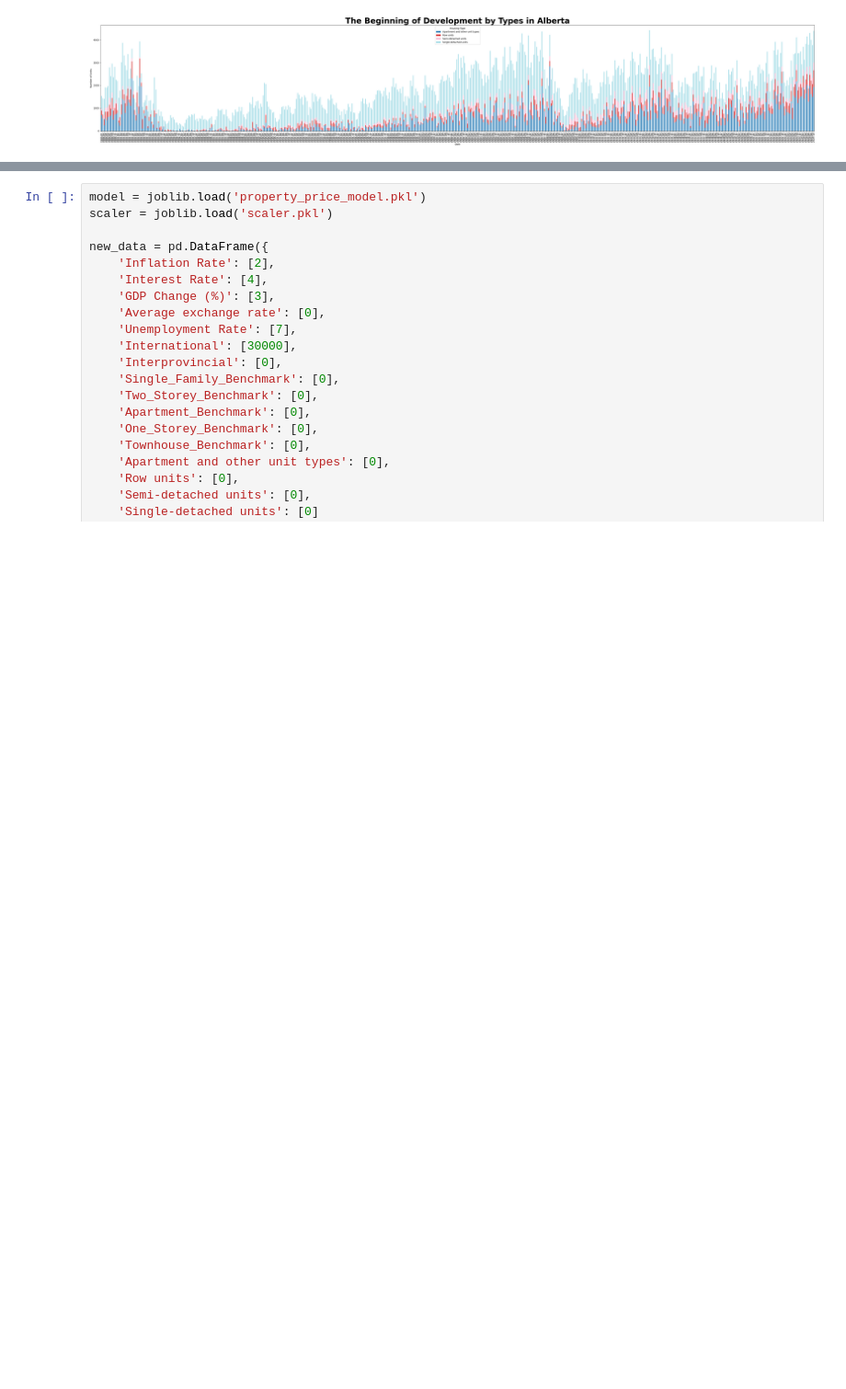
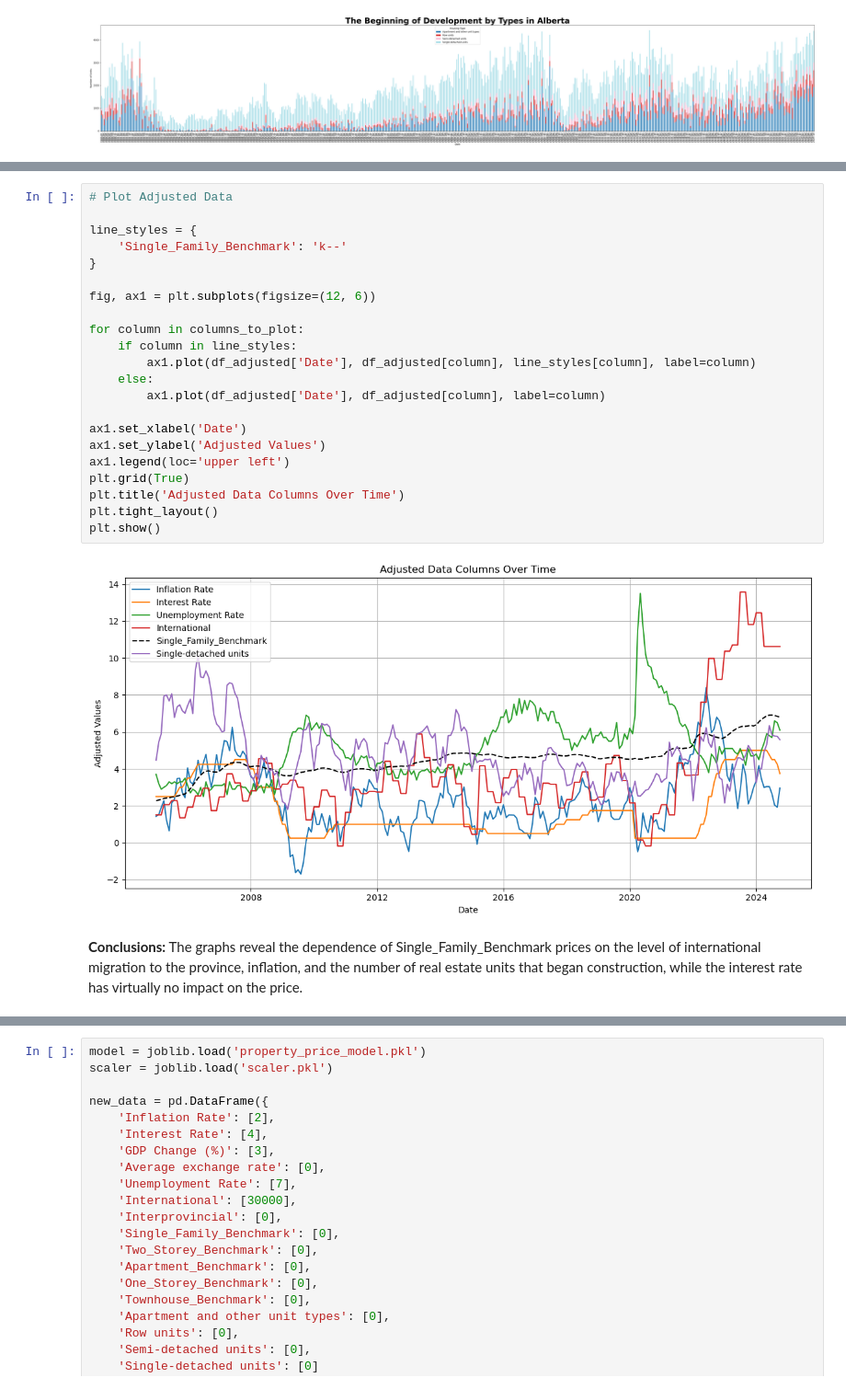
Before and after one commit to novomax-ca/CalgaryRealEstate, a Jupyter notebook: Calgary.ipynb, the cells around one changed output, grey strips where cells are left out. Shown at 92% size. Drawn from its saved outputs; the diff is of its cells as text; blank space fills up the shorter version.

Commit message:
Add Conclusions

```diff
--- a/Calgary.ipynb
+++ b/Calgary.ipynb
@@ -386,0 +399,26 @@ R^2 Score: 0.9928866797746384
+# %%
+# Plot Adjusted Data
+
+line_styles = {
+    'Single_Family_Benchmark': 'k--'
+}
+
+fig, ax1 = plt.subplots(figsize=(12, 6))
+
+for column in columns_to_plot:
+    if column in line_styles:
+        ax1.plot(df_adjusted['Date'], df_adjusted[column], line_styles[column], label=column)
+    else:
+        ax1.plot(df_adjusted['Date'], df_adjusted[column], label=column)
+
+ax1.set_xlabel('Date')
+ax1.set_ylabel('Adjusted Values')
+ax1.legend(loc='upper left')
+plt.grid(True)
+plt.title('Adjusted Data Columns Over Time')
+plt.tight_layout()
+plt.show()
+# %% [output]
+[figure, added]
+# %% [markdown]
+**Conclusions:** The graphs reveal the dependence of Single_Family_Benchmark prices on the level of international migration to the province, inflation, and the number of real estate units that began construction, while the interest rate has virtually no impact on the price.
```
Also changed, not shown: parts of 4 cells of this notebook.
